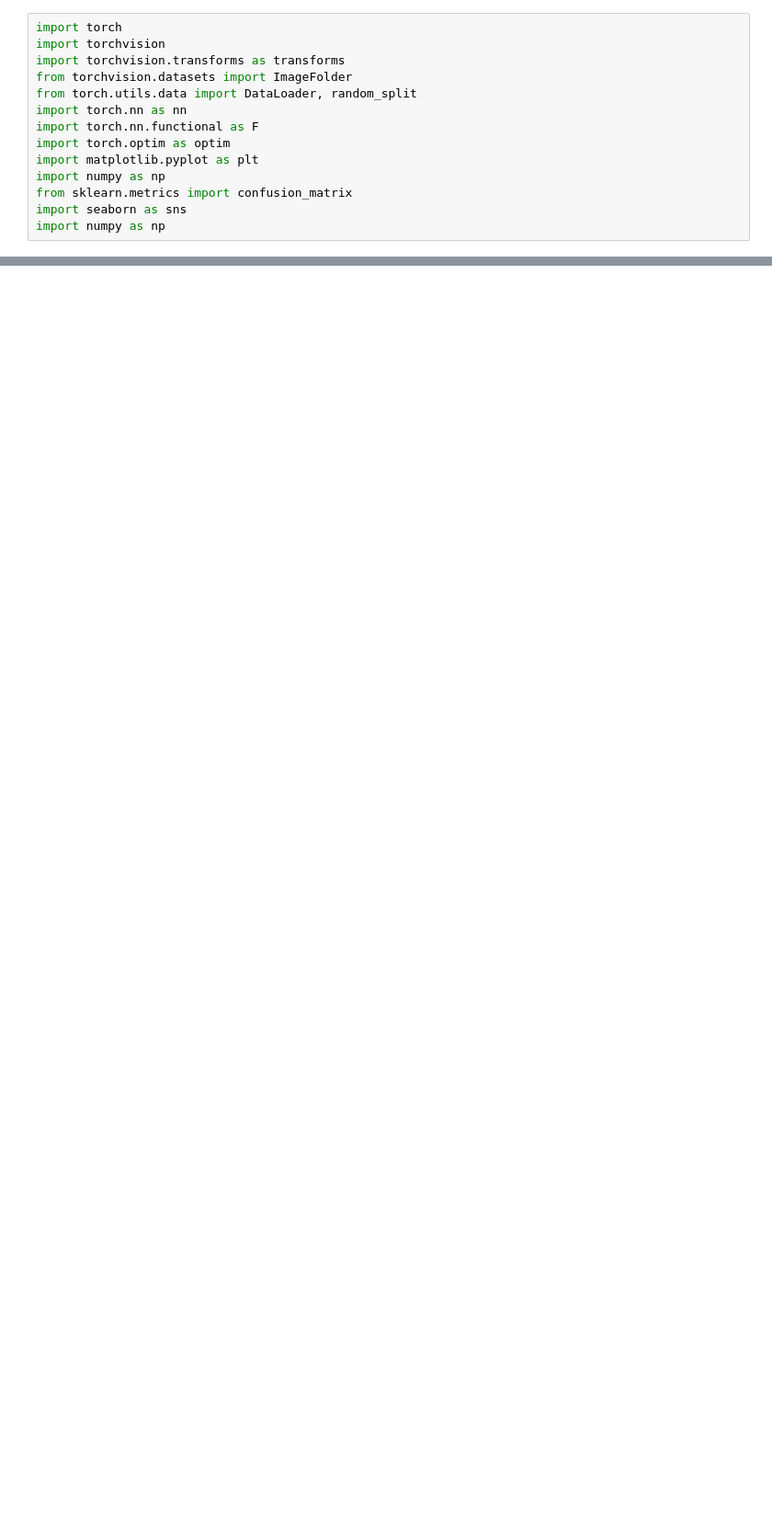
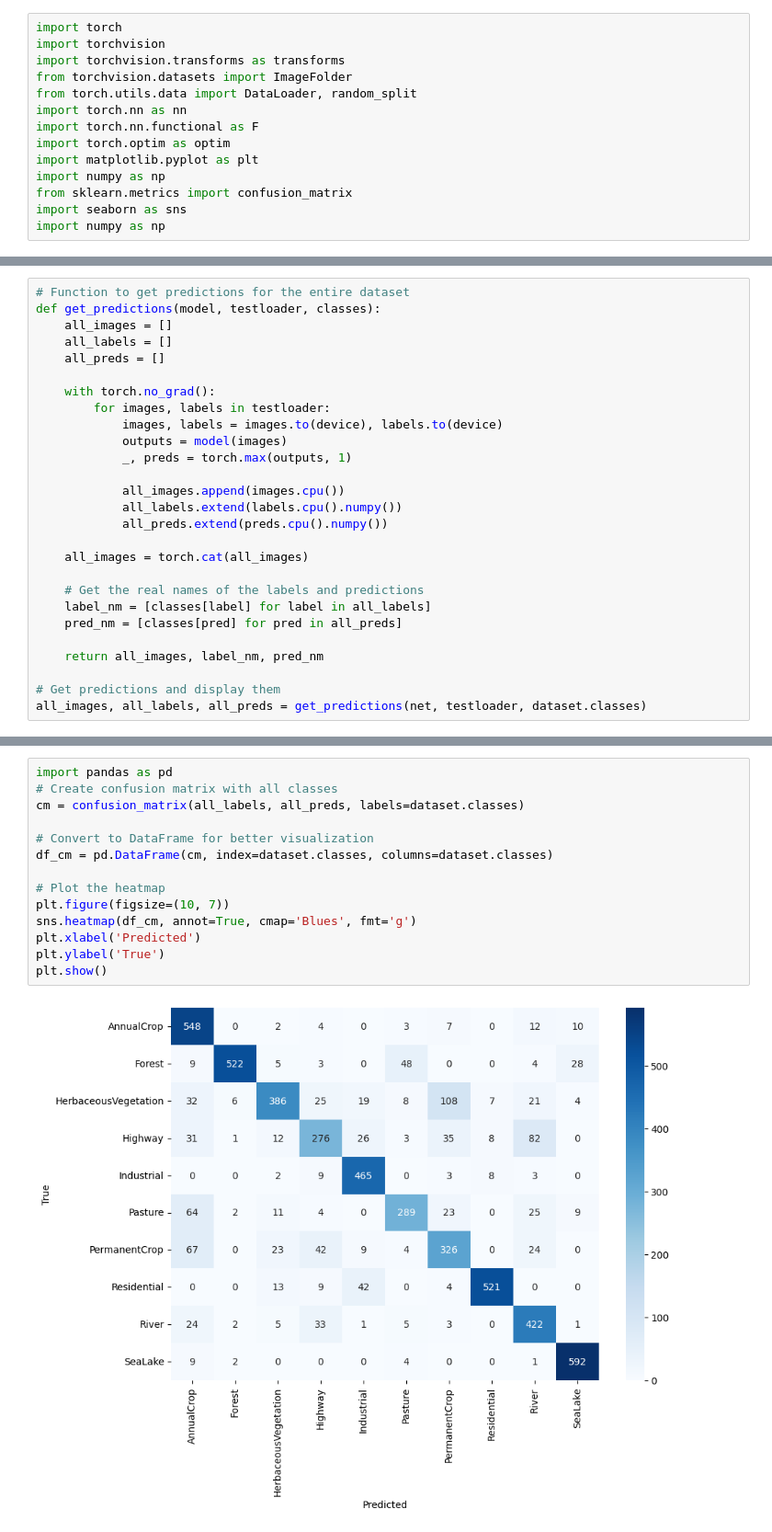
Before and after one commit to jncurrea/TAKEHOME_SCOTT, a Jupyter notebook: Project_Codes/Image_classification_nn.ipynb, the cells around one changed output, grey strips where cells are left out. Shown at 92% size. Saved outputs shown, nothing was run; the diff lists cells and outputs as text; blank space fills up the shorter version.

```diff
--- a/Project_Codes/Image_classification_nn.ipynb
+++ b/Project_Codes/Image_classification_nn.ipynb
@@ -64,0 +174,27 @@ RuntimeError: Numpy is not available
+# %%
+# Function to get predictions for the entire dataset
+def get_predictions(model, testloader, classes):
+    all_images = []
+    all_labels = []
+    all_preds = []
+
+    with torch.no_grad():
+        for images, labels in testloader:
+            images, labels = images.to(device), labels.to(device)
+            outputs = model(images)
+            _, preds = torch.max(outputs, 1)
+
+            all_images.append(images.cpu())
+            all_labels.extend(labels.cpu().numpy())
+            all_preds.extend(preds.cpu().numpy())
+
+    all_images = torch.cat(all_images)
+
+    # Get the real names of the labels and predictions
+    label_nm = [classes[label] for label in all_labels]
+    pred_nm = [classes[pred] for pred in all_preds]
+
+    return all_images, label_nm, pred_nm
+
+# Get predictions and display them
+all_images, all_labels, all_preds = get_predictions(net, testloader, dataset.classes)
@@ -64,0 +231,16 @@ RuntimeError: Numpy is not available
+# %%
+import pandas as pd
+# Create confusion matrix with all classes
+cm = confusion_matrix(all_labels, all_preds, labels=dataset.classes)
+
+# Convert to DataFrame for better visualization
+df_cm = pd.DataFrame(cm, index=dataset.classes, columns=dataset.classes)
+
+# Plot the heatmap
+plt.figure(figsize=(10, 7))
+sns.heatmap(df_cm, annot=True, cmap='Blues', fmt='g')
+plt.xlabel('Predicted')
+plt.ylabel('True')
+plt.show()
+# %% [output]
+[figure, added]
```
Also changed, not shown: parts of 26 cells of this notebook, 2 other files.
